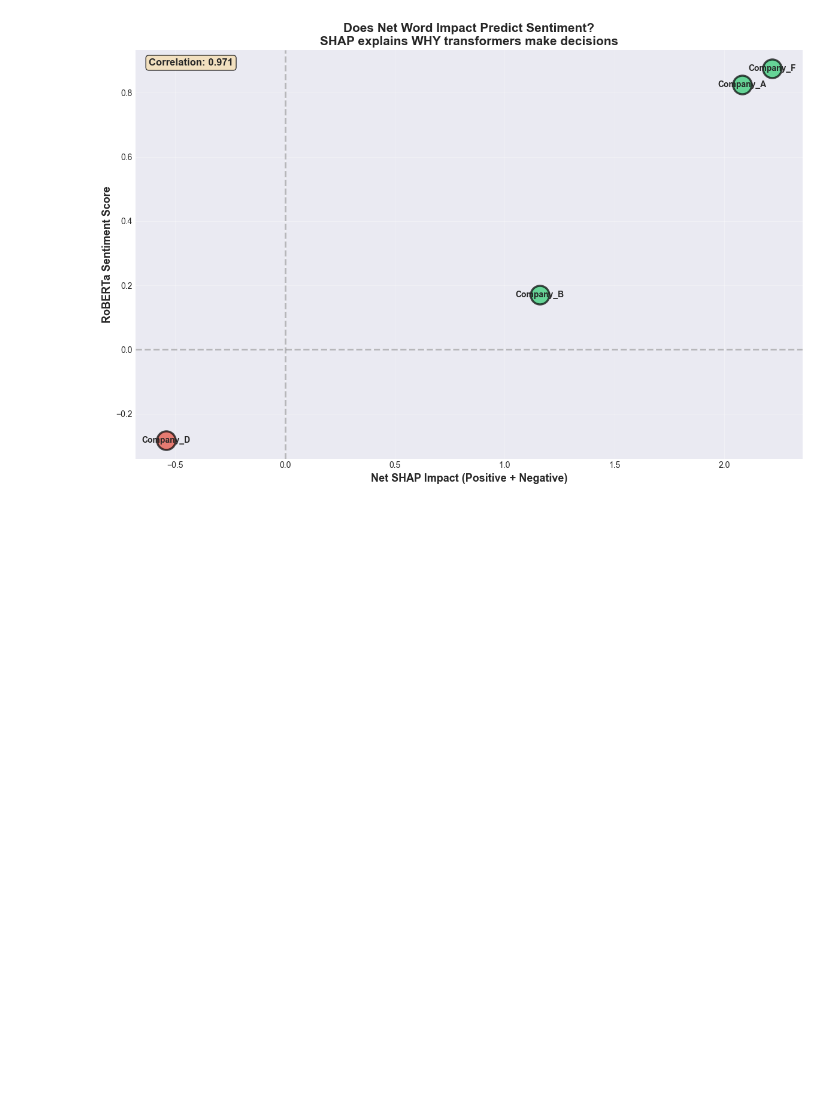
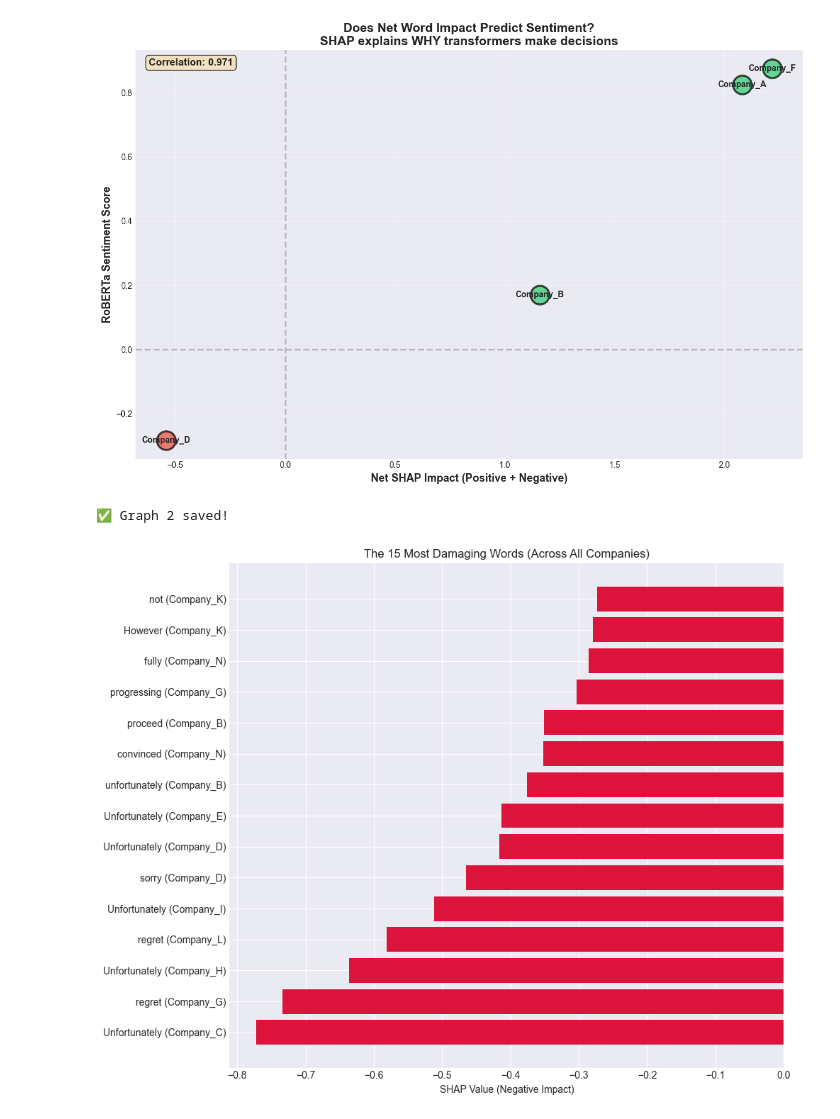
Before and after one commit to jgchoti/job_rejection_analysis, a Jupyter notebook: notebooks/05_compare_extened.ipynb, the cells around one changed output. Cells and saved outputs as stored; diff of their text form; code cells hidden in the pictures; blank space fills up the shorter version.

Commit message:
add graph for shap

```diff
--- a/notebooks/05_compare_extened.ipynb
+++ b/notebooks/05_compare_extened.ipynb
@@ -471,3 +471,38 @@ plt.savefig('../visualizations/shap_net_impact_correlation.png', dpi=300, bbox_i
 [figure]
 [figure]
 [figure]
+# %%
+
+with open('../data/shap_results_all.json', 'r') as f:
+    shap_results = json.load(f)
+
+all_negative = []
+for company, data in shap_results.items():
+    for word, score in data['words']:
+        if score < 0:
+            all_negative.append({
+                'word': word,
+                'score': score,
+                'company': company
+            })
+
+# Get top 15 worst
+df_neg = pd.DataFrame(all_negative)
+top_15_worst = df_neg.nsmallest(15, 'score')
+
+# Simple bar chart
+plt.figure(figsize=(10, 8))
+labels = [f"{row['word']} ({row['company']})" for _, row in top_15_worst.iterrows()]
+scores = top_15_worst['score'].values
+
+plt.barh(range(len(labels)), scores, color='crimson')
+plt.yticks(range(len(labels)), labels)
+plt.xlabel('SHAP Value (Negative Impact)')
+plt.title('The 15 Most Damaging Words (Across All Companies)')
+plt.tight_layout()
+
+plt.savefig('../visualizations/shap_worst_words_across_all.png', dpi=100)
+plt.show()
+# %% [output]
+✅ Graph 2 saved!
+[figure, added]
```
